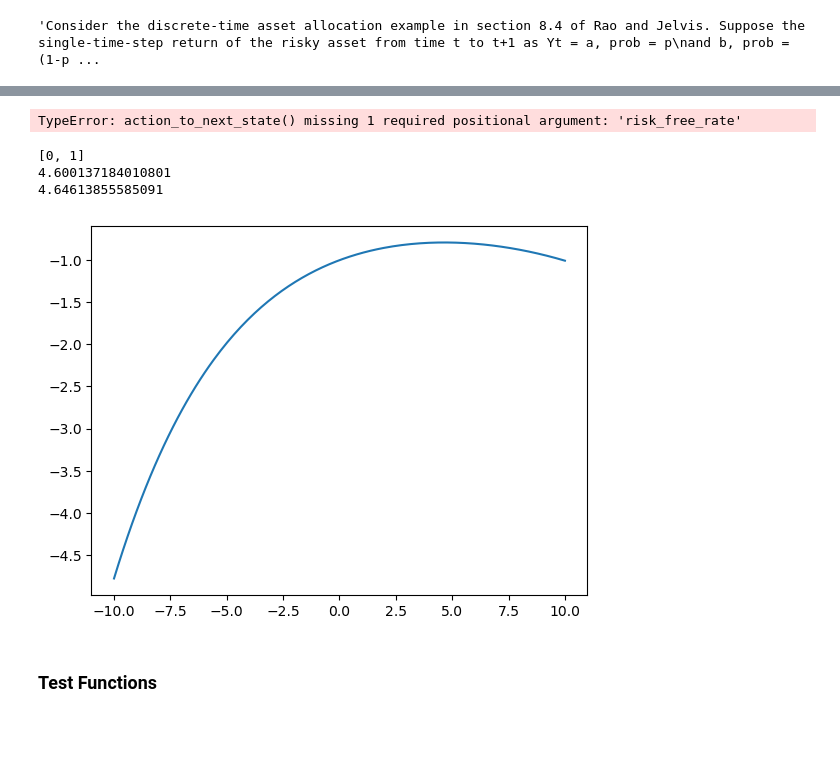
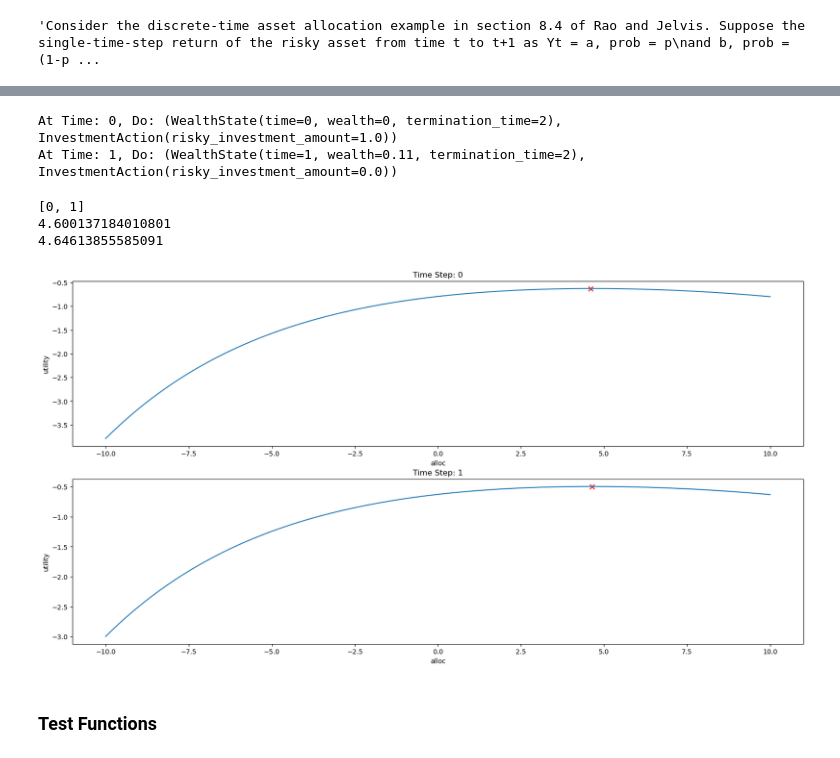
Before and after one commit to lclementx/rl-financial-application, a Jupyter notebook: Assignment_1/Assignment_1.ipynb, the cells around one changed output, grey strips where cells are left out. Drawn from its saved outputs; the diff is of its cells as text; code cells hidden in the pictures; blank space fills up the shorter version.

```diff
--- a/Assignment_1/Assignment_1.ipynb
+++ b/Assignment_1/Assignment_1.ipynb
@@ -202,7 +209,7 @@ def execute_monte_carlo():
         chosen_action = np.random.choice(actions)
         risky_return = np.random.choice([*RISKY_RETURN_DISTRIBUTION.keys()],
                                      p=[*RISKY_RETURN_DISTRIBUTION.values()])
-        next_state = chosen_action.action_to_next_state(state,risky_return)
+        next_state = chosen_action.action_to_next_state(state,risky_return,0.01)
         total_reward += cara_func(next_state.wealth)
         visited_state_actions.append((state,chosen_action))
         state = next_state
@@ -210,50 +217,72 @@ def execute_monte_carlo():
     for v in visited_state_actions:
         value_function_data[v] = value_function_data[v] + total_reward/len(visited_state_actions)
 
-for i in range(100000):
+for i in range(10000):
     execute_monte_carlo()
 
-# print(value_function_data)
 for t in range(ITERATIONS):
     actions_in_t = [(s,value) for s, value in value_function_data.items() if s[0].time==t]
     best_action = max(actions_in_t,key=itemgetter(1))[0]
     print(f'At Time: {t}, Do: {best_action}')
 # %% [output]
-TypeError: action_to_next_state() missing 1 required positional argument: 'risk_free_rate'
+At Time: 0, Do: (WealthState(time=0, wealth=0, termination_time=2), InvestmentAction(risky_investment_amount=1.0))
+At Time: 1, Do: (WealthState(time=1, wealth=0.11, termination_time=2), InvestmentAction(risky_investment_amount=0.0))
 # %%
 '''optimal_step_analytical'''
 import matplotlib.pyplot as plt
 
 def analytical_solution(x, iterations=ITERATIONS):
     probability_part = np.log((PROBABILITY_PRICE_UP * (RISK_FREE_RATE - PRICE_A)) / ((PROBABILITY_PRICE_UP-1) * (RISK_FREE_RATE - PRICE_B)))
     time_part = COEFFICIENT_OF_CARA * ( (1 + RISK_FREE_RATE) ** (iterations - x - 1) ) * (PRICE_A - PRICE_B)
     optimal_step = (1/time_part) * probability_part
     return(optimal_step)
 
+def expected_utility(x, WEALTH=INITIAL_WEALTH):
+    price_a_wealth = PROBABILITY_PRICE_UP * np.exp(-COEFFICIENT_OF_CARA * (x * (PRICE_A - RISK_FREE_RATE)))
+    price_b_wealth = (1-PROBABILITY_PRICE_UP) * np.exp(-COEFFICIENT_OF_CARA * (x * (PRICE_B - RISK_FREE_RATE)))
+    risk_free_wealth = np.exp(-COEFFICIENT_OF_CARA * WEALTH * (1 + RISK_FREE_RATE))
+    return - (risk_free_wealth * (price_a_wealth + price_b_wealth))/COEFFICIENT_OF_CARA
+
 time_step = [ _ for _ in range(ITERATIONS) ]
 print(time_step)
+wealth = 0
+risk_free = 0
+risky_asset_return_dist = {
+    0.2:0.5,
+    -0.1:0.5
+}
+x = np.linspace(-10, 10, 200)
+fig, axs = plt.subplots(len(time_step),figsize=(20, 5 * len(time_step)))
 for time in time_step:
     step = time
-    optimal_step = analytical_solution(step)
-    print(optimal_step)
+    optimal_alloc = analytical_solution(step)
+    expected_wealth = 0
+    for returns, prob in risky_asset_return_dist.items():
+        expected_wealth += prob * (optimal_alloc * (returns - risk_free) + wealth * (1 + risk_free))
 
-x = np.linspace(-10, 10, 200)
-price_a_wealth = PROBABILITY_PRICE_UP * np.exp(-COEFFICIENT_OF_CARA * (x * (PRICE_A - RISK_FREE_RATE)))
-price_b_wealth = (1-PROBABILITY_PRICE_UP) * np.exp(-COEFFICIENT_OF_CARA * (x * (PRICE_B - RISK_FREE_RATE)))
-risk_free_wealth = np.exp(-COEFFICIENT_OF_CARA * INITIAL_WEALTH * (1 + RISK_FREE_RATE))
-y = - (risk_free_wealth * (price_a_wealth + price_b_wealth))
+    wealth=expected_wealth
+    y = [expected_utility(c,wealth) for c in x ]
+    y_alloc = expected_utility(optimal_alloc,wealth)
+    axs[time].plot(x,y)
+    axs[time].scatter([optimal_alloc],[y_alloc],color='r',s=50,marker='x')
+    axs[time].set_title(f'Time Step: {time}')
+    axs[time].set_xlabel('alloc')
+    axs[time].set_ylabel('utility')
+    y = expected_utility(optimal_alloc,wealth)
+    print(optimal_alloc)
 
-# y = analytical_solution(x, iterations=20)
-# print(f'minimim of y = {max(y)}')
-# print([i if y[index] == max(y) else 0 for index, i in enumerate(x)])
-# print(f'x coordinate for minimum = {}')
-plt.plot(x,y)
 plt.show()
+# x = np.linspace(-10, 10, 200)
+# y = [expected_utility(c) for c in x ]
+# plt.scatter(x,y,s=10)
+# plt.scatter(analytical_solution(0),expected_utility(analytical_solution(0)),
+#         color='r',s=50, marker='x')
+# plt.show()
 # %% [output]
 [0, 1]
 4.600137184010801
 4.64613855585091
-[figure, old version]
+[figure, new version]
 # %% [markdown]
 ### Test Functions
 # %%
```
Also changed, not shown: parts of 2 cells of this notebook, 9 other files.
